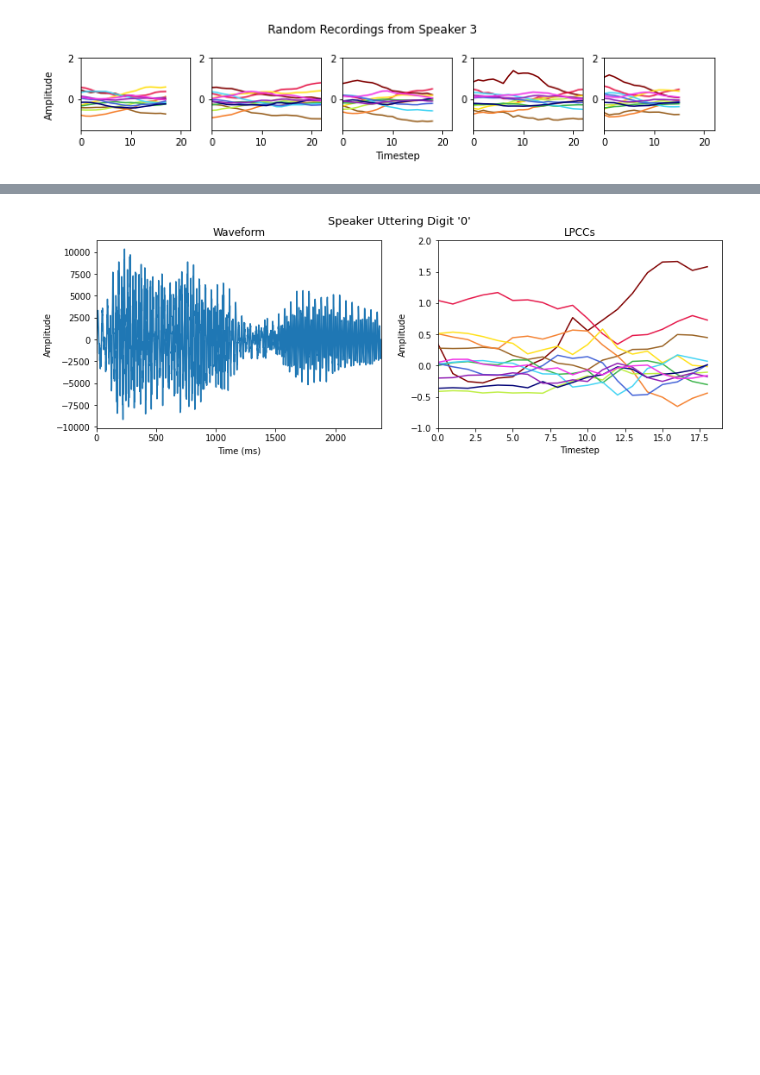
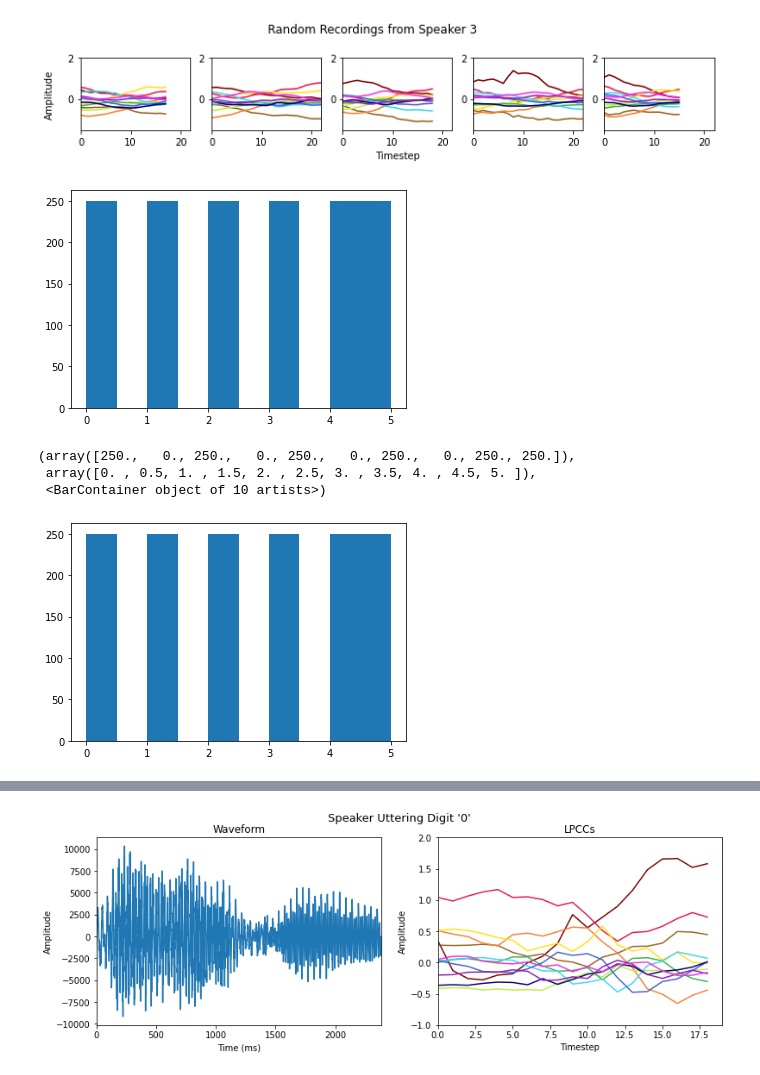
Before and after one commit to NikolaiHerrmann/audio-classifier, a Jupyter notebook: data_description.ipynb, the cells around one changed output, grey strips where cells are left out. Drawn from its saved outputs; the diff is of its cells as text; code cells hidden in the pictures; blank space fills up the shorter version.

```diff
--- a/data_description.ipynb
+++ b/data_description.ipynb
@@ -76,6 +77,16 @@ save_plot("speaker_" + str(speaker))
 plt.show()
 # %% [output]
 [figure]
+# %%
+plt.hist(y_train_digits)
+plt.show()
+plt.hist(y_train_digits)
+# %% [output]
+[figure, added]
+(array([250.,   0., 250.,   0., 250.,   0., 250.,   0., 250., 250.]),
+ array([0. , 0.5, 1. , 1.5, 2. , 2.5, 3. , 3.5, 4. , 4.5, 5. ]),
+ <BarContainer object of 10 artists>)
+[figure, added]
 # %%
 def plot_rec_len_freq(data_ls, ax, title="", binwidth=1, xmax=30,
                       xlab=None, ylim=50):
```
Also changed, not shown: parts of 4 cells of this notebook, 2 other files.
